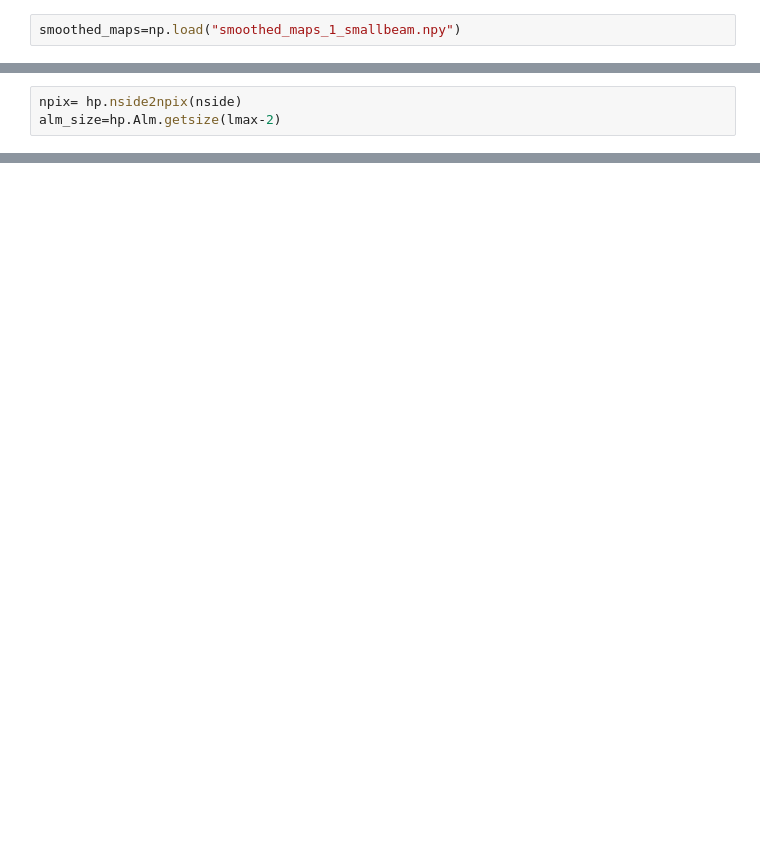
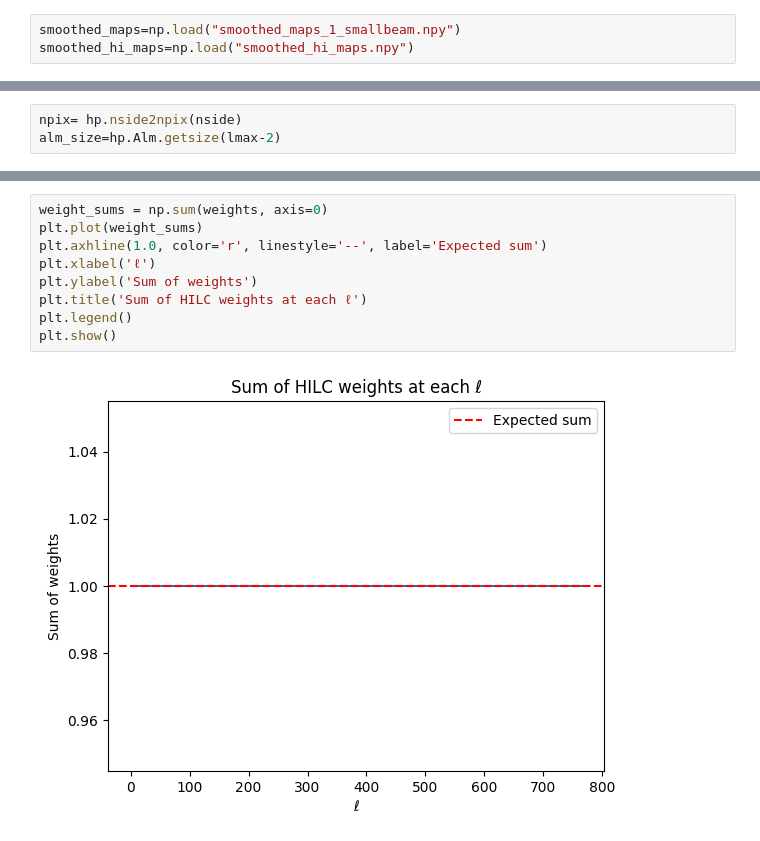
Before and after one commit to urwa99/MASS_Thesis, a Jupyter notebook: HI/HI_HILC.ipynb, the cells around one changed output, grey strips where cells are left out. Drawn from its saved outputs; the diff is of its cells as text; blank space fills up the shorter version.

```diff
--- a/HI/HI_HILC.ipynb
+++ b/HI/HI_HILC.ipynb
@@ -26,6 +17,7 @@ D=13.5 #size of dish in meteres
 ### Load Smoothed, Contaminated HI maps
 # %%
 smoothed_maps=np.load("smoothed_maps_1_smallbeam.npy")
+smoothed_hi_maps=np.load("smoothed_hi_maps.npy")
 # %% [markdown]
 ### Generate Noise
 # %%
@@ -248 +202,12 @@ all_maps=np.load("/home/iloveorcas/MASS_Thesis/results/contaminated_maps.npy")
+# %%
+weight_sums = np.sum(weights, axis=0)
+plt.plot(weight_sums)
+plt.axhline(1.0, color='r', linestyle='--', label='Expected sum')
+plt.xlabel('ℓ')
+plt.ylabel('Sum of weights')
+plt.title('Sum of HILC weights at each ℓ')
+plt.legend()
+plt.show()
+# %% [output]
+[figure, added]
 # %%
```
Also changed, not shown: parts of 23 cells of this notebook.
